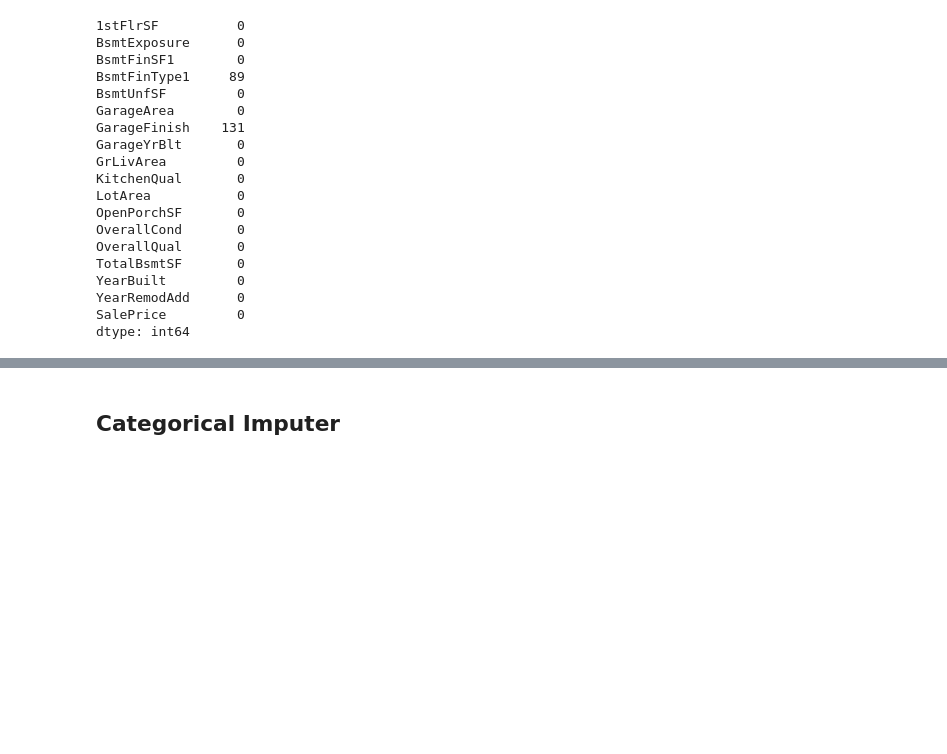
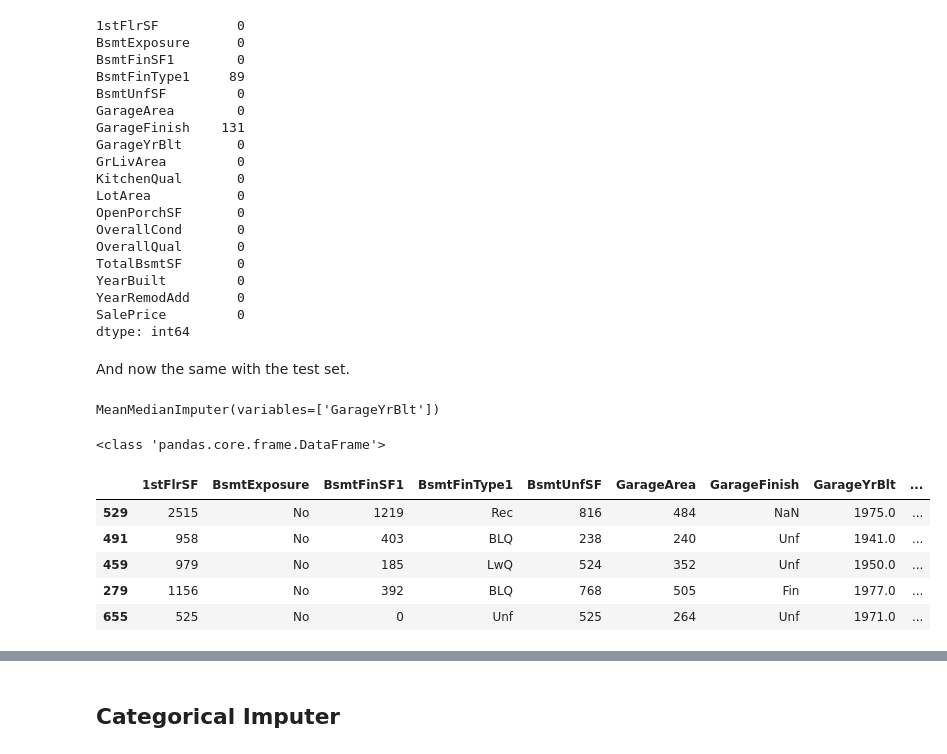
Before and after one commit to Welshy92/heritage-housing-analysis, a Jupyter notebook: jupyter_notebooks/DataCleaning.ipynb, the cells around one changed output, grey strips where cells are left out. Saved outputs shown, nothing was run; the diff lists cells and outputs as text; code cells hidden in the pictures; blank space fills up the shorter version.

```diff
--- a/jupyter_notebooks/DataCleaning.ipynb
+++ b/jupyter_notebooks/DataCleaning.ipynb
@@ -333,3 +333,24 @@ YearBuilt         0
 YearRemodAdd      0
 SalePrice         0
 dtype: int64
+# %% [markdown]
+And now the same with the test set.
+# %%
+imputer = MeanMedianImputer(imputation_method='median',
+                            variables=['GarageYrBlt'])
+# %%
+imputer.fit(TestSet)
+# %% [output]
+MeanMedianImputer(variables=['GarageYrBlt'])
+# %%
+TestSet = imputer.transform(TestSet)
+print(type(TestSet))
+TestSet.head()
+# %% [output]
+<class 'pandas.core.frame.DataFrame'>
+|  | 1stFlrSF | BsmtExposure | BsmtFinSF1 | BsmtFinType1 | BsmtUnfSF | GarageArea | GarageFinish | GarageYrBlt | ... |
+| 529 | 2515 | No | 1219 | Rec | 816 | 484 | NaN | 1975.0 | ... |
+| 491 | 958 | No | 403 | BLQ | 238 | 240 | Unf | 1941.0 | ... |
+| 459 | 979 | No | 185 | LwQ | 524 | 352 | Unf | 1950.0 | ... |
+| 279 | 1156 | No | 392 | BLQ | 768 | 505 | Fin | 1977.0 | ... |
+| 655 | 525 | No | 0 | Unf | 525 | 264 | Unf | 1971.0 | ... |
```
Also changed, not shown: parts of 5 cells of this notebook, 1 other file.
